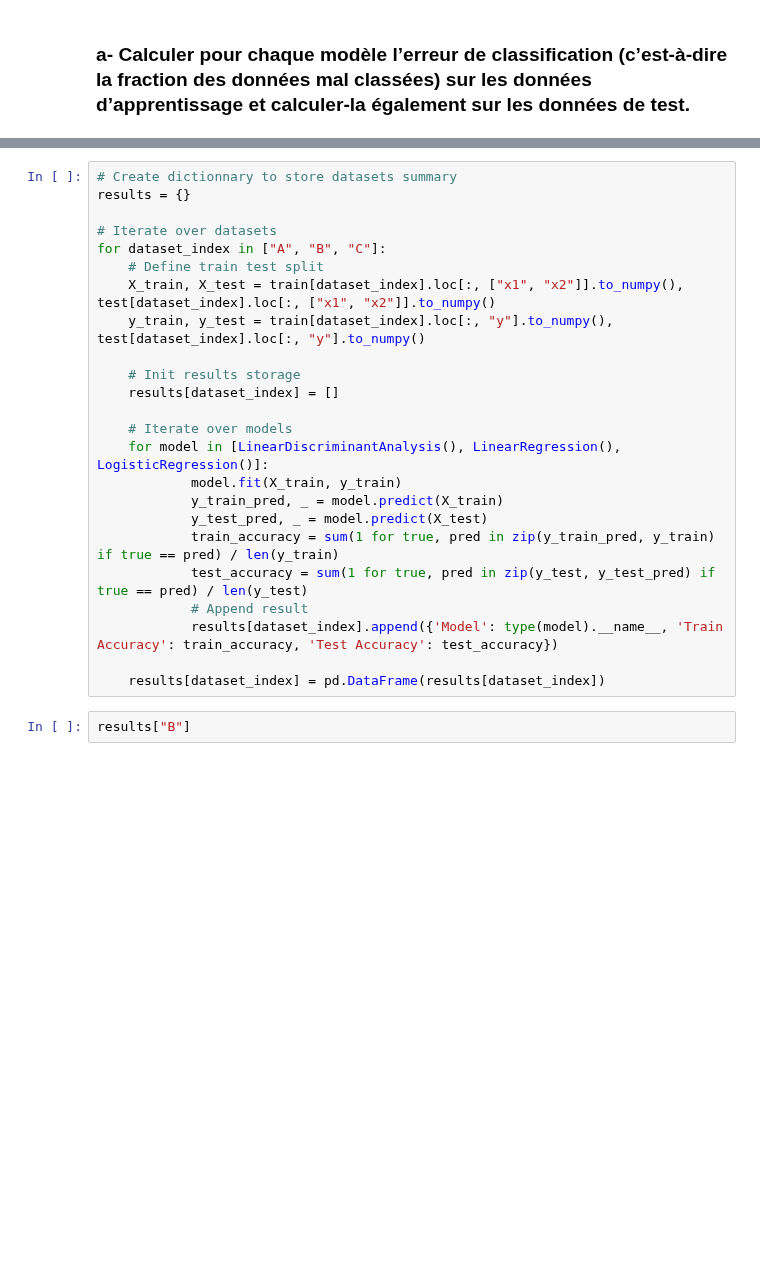
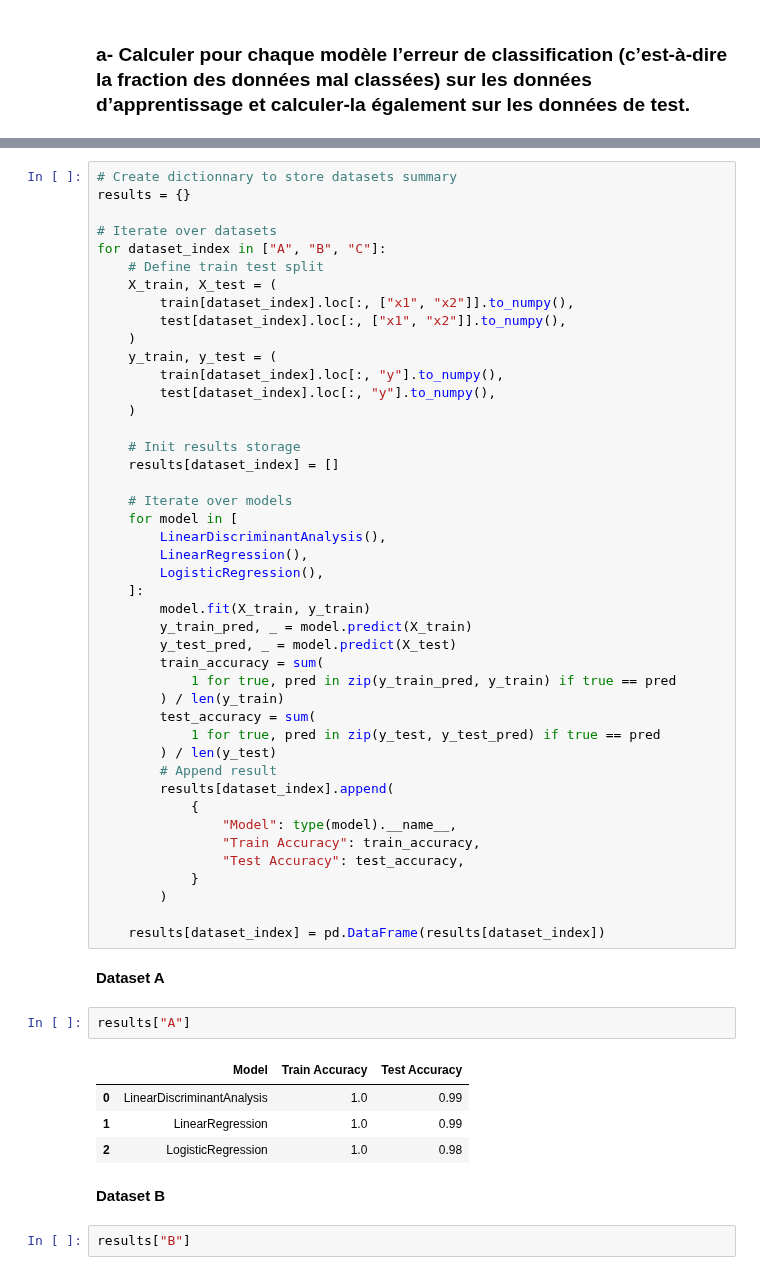
Before and after one commit to jExbrayat/introduction-artificial-intelligence, a Jupyter notebook: projet.ipynb, the cells around one changed output, grey strips where cells are left out. Saved outputs shown, nothing was run; the diff lists cells and outputs as text; blank space fills up the shorter version.

```diff
--- a/projet.ipynb
+++ b/projet.ipynb
@@ -945,23 +945,54 @@ results = {}
 # Iterate over datasets
 for dataset_index in ["A", "B", "C"]:
     # Define train test split
-    X_train, X_test = train[dataset_index].loc[:, ["x1", "x2"]].to_numpy(), test[dataset_index].loc[:, ["x1", "x2"]].to_numpy()
-    y_train, y_test = train[dataset_index].loc[:, "y"].to_numpy(), test[dataset_index].loc[:, "y"].to_numpy()
+    X_train, X_test = (
+        train[dataset_index].loc[:, ["x1", "x2"]].to_numpy(),
+        test[dataset_index].loc[:, ["x1", "x2"]].to_numpy(),
+    )
+    y_train, y_test = (
+        train[dataset_index].loc[:, "y"].to_numpy(),
+        test[dataset_index].loc[:, "y"].to_numpy(),
+    )
 
     # Init results storage
     results[dataset_index] = []
 
     # Iterate over models
-    for model in [LinearDiscriminantAnalysis(), LinearRegression(), LogisticRegression()]:
-            model.fit(X_train, y_train)
-            y_train_pred, _ = model.predict(X_train)
-            y_test_pred, _ = model.predict(X_test)
-            train_accuracy = sum(1 for true, pred in zip(y_train_pred, y_train) if true == pred) / len(y_train)
-            test_accuracy = sum(1 for true, pred in zip(y_test, y_test_pred) if true == pred) / len(y_test)
-            # Append result
-            results[dataset_index].append({'Model': type(model).__name__, 'Train Accuracy': train_accuracy, 'Test Accuracy': test_accuracy})
+    for model in [
+        LinearDiscriminantAnalysis(),
+        LinearRegression(),
+        LogisticRegression(),
+    ]:
+        model.fit(X_train, y_train)
+        y_train_pred, _ = model.predict(X_train)
+        y_test_pred, _ = model.predict(X_test)
+        train_accuracy = sum(
+            1 for true, pred in zip(y_train_pred, y_train) if true == pred
+        ) / len(y_train)
+        test_accuracy = sum(
+            1 for true, pred in zip(y_test, y_test_pred) if true == pred
+        ) / len(y_test)
+        # Append result
+        results[dataset_index].append(
+            {
+                "Model": type(model).__name__,
+                "Train Accuracy": train_accuracy,
+                "Test Accuracy": test_accuracy,
+            }
+        )
 
     results[dataset_index] = pd.DataFrame(results[dataset_index])
+# %% [markdown]
+**Dataset A**
+# %%
+results["A"]
+# %% [output]
+|  | Model | Train Accuracy | Test Accuracy |
+| 0 | LinearDiscriminantAnalysis | 1.0 | 0.99 |
+| 1 | LinearRegression | 1.0 | 0.99 |
+| 2 | LogisticRegression | 1.0 | 0.98 |
+# %% [markdown]
+**Dataset B**
 # %%
 results["B"]
 # %% [output]
```
Also changed, not shown: parts of 11 cells of this notebook.
